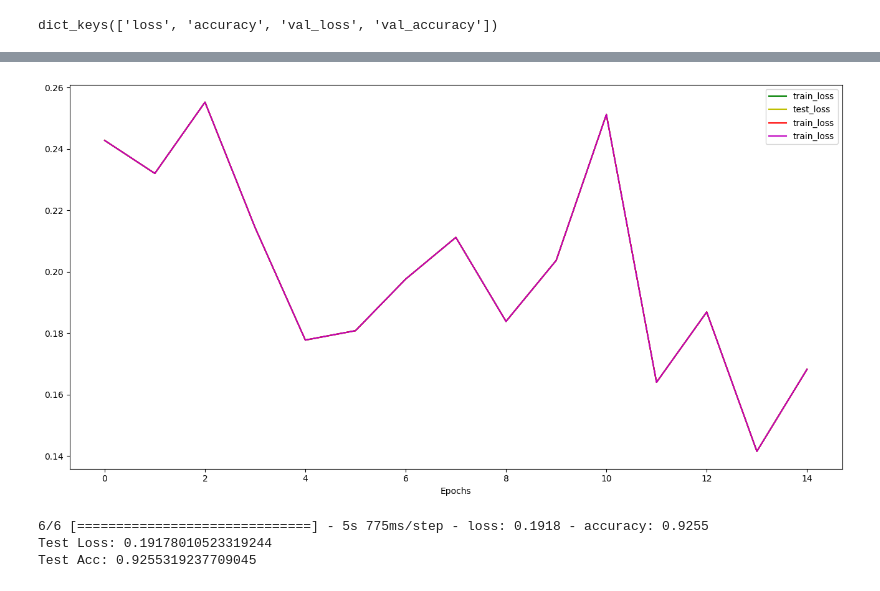
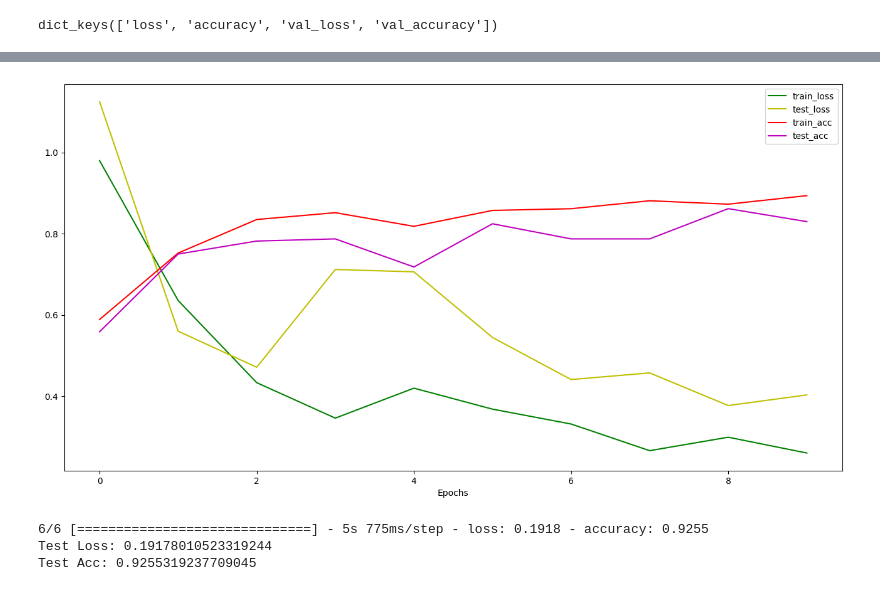
Before and after one commit to Saicharan39/Machine-Learning, a Jupyter notebook: soil_classification.ipynb, the cells around one changed output, grey strips where cells are left out. Drawn from its saved outputs; the diff is of its cells as text; code cells hidden in the pictures.

```diff
--- a/soil_classification.ipynb
+++ b/soil_classification.ipynb
@@ -220,4 +223,4 @@ train_loss
 # %%
-train_acc=model.history.history['val_accuracy']
+train_acc=model.history.history['accuracy']
 train_acc
 # %% [output]
@@ -239,4 +237,4 @@ train_acc
 # %%
-test_loss=model.history.history['loss']
+test_loss=model.history.history['val_loss']
 test_loss
 # %% [output]
@@ -277,15 +265,15 @@ test_acc
 # %%
 import numpy as np
 plt.figure(figsize=(16,8))
 plt.plot(np.arange(epochs),train_loss,color='g',label='train_loss')
 plt.plot(np.arange(epochs),test_loss,color='y',label='test_loss')
-plt.plot(np.arange(epochs),train_loss,color='r',label='train_loss')
-plt.plot(np.arange(epochs),train_loss,color='m',label='train_loss')
+plt.plot(np.arange(epochs),train_acc,color='r',label='train_acc')
+plt.plot(np.arange(epochs),test_acc,color='m',label='test_acc')
 plt.legend()
 plt.xlabel('Epochs')
 plt.show()
 # %% [output]
-[figure, old version]
+[figure, new version]
 # %%
 loss,acc=model.evaluate(test)
 print('Test Loss:',loss)
```
Also changed, not shown: parts of 8 cells of this notebook.
